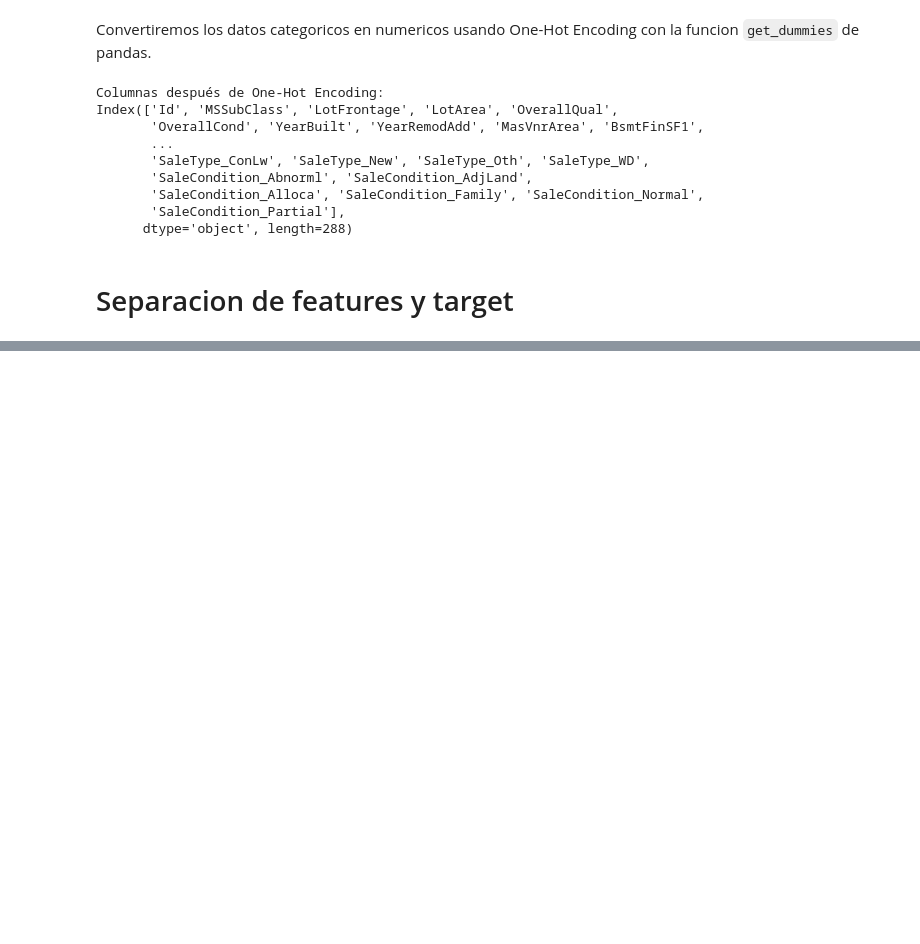
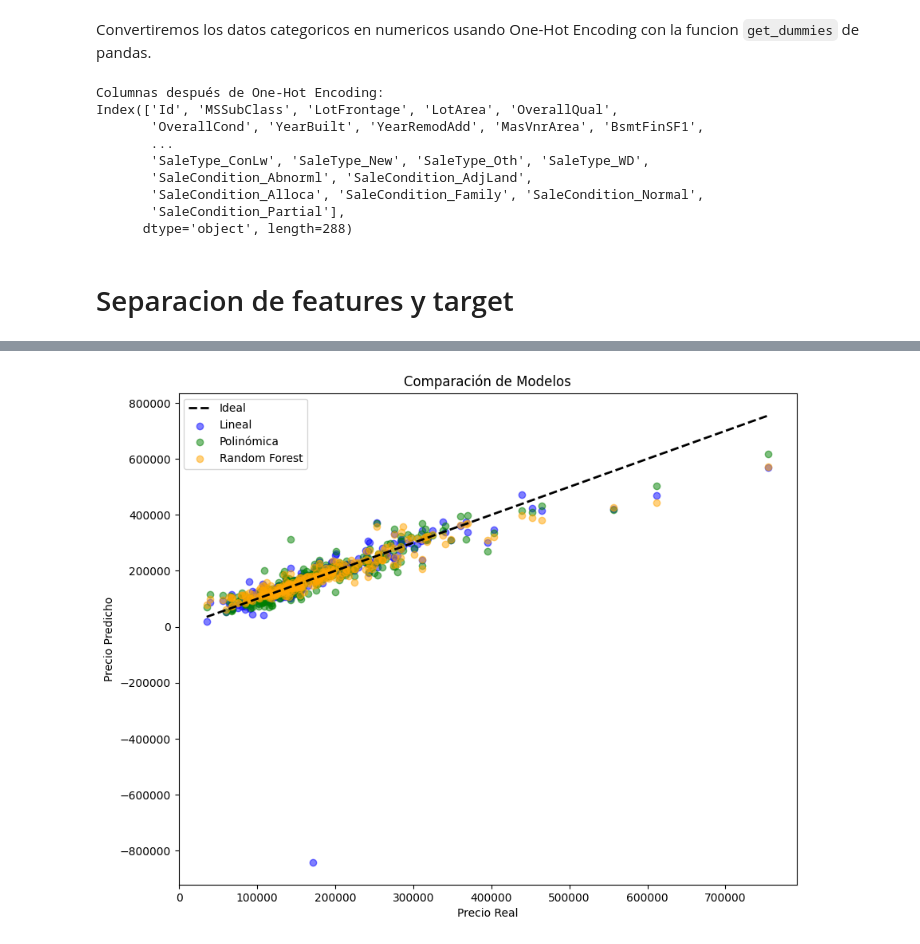
Before and after one commit to HenryD11703/prediccion-casas, a Jupyter notebook: notebooks/01_exploracion_y_preprocesamiento.ipynb, the cells around one changed output, grey strips where cells are left out. Saved outputs shown, nothing was run; the diff lists cells and outputs as text; code cells hidden in the pictures; blank space fills up the shorter version.

```diff
--- a/notebooks/01_exploracion_y_preprocesamiento.ipynb
+++ b/notebooks/01_exploracion_y_preprocesamiento.ipynb
@@ -171,0 +359,25 @@ y = dataframe['SalePrice']
+# %%
+# Predicciones de cada modelo
+pred_lin = modelo.predict(X_test)
+pred_poly = modelo2.predict(X_test_poly)
+pred_rf = rf_model.predict(X_test)
+
+plt.figure(figsize=(10,8))
+
+# Línea ideal
+plt.plot([y_test.min(), y_test.max()],
+         [y_test.min(), y_test.max()],
+         'k--', lw=2, label="Ideal")
+
+# Graficar cada modelo
+plt.scatter(y_test, pred_lin, alpha=0.5, label="Lineal", color="blue")
+plt.scatter(y_test, pred_poly, alpha=0.5, label="Polinómica", color="green")
+plt.scatter(y_test, pred_rf, alpha=0.5, label="Random Forest", color="orange")
+
+plt.xlabel("Precio Real")
+plt.ylabel("Precio Predicho")
+plt.title("Comparación de Modelos")
+plt.legend()
+plt.show()
+# %% [output]
+[figure, added]
```
Also changed, not shown: parts of 28 cells of this notebook.
